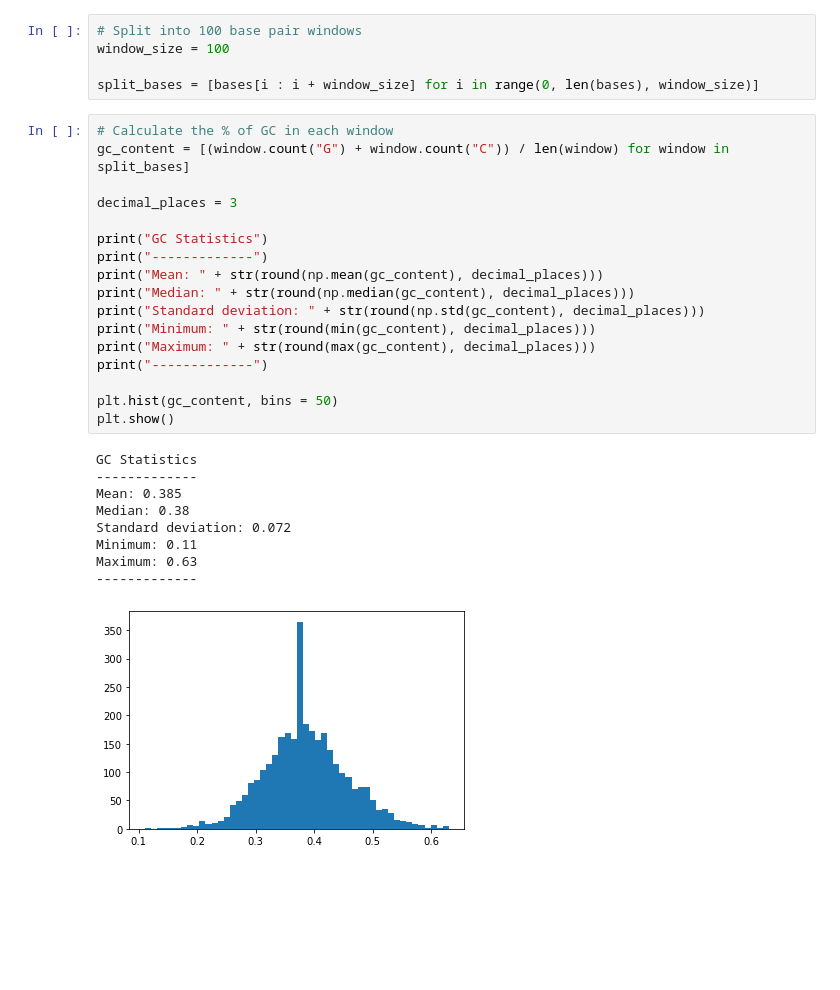
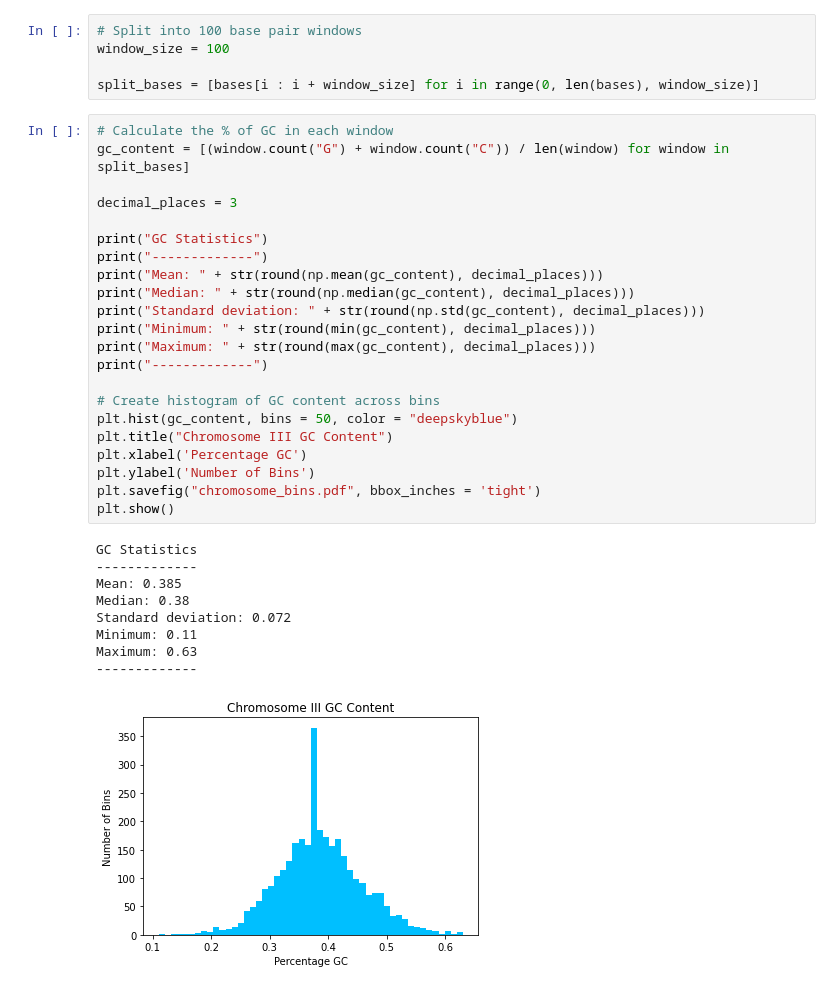
Before and after one commit to TomMakesThings/Genome-Sequence-Analysis-HMM, a Jupyter notebook: GSA.ipynb, the cells around one changed output. Cells and saved outputs as stored; diff of their text form; blank space fills up the shorter version.

Commit message:
Added graphs

```diff
--- a/GSA.ipynb
+++ b/GSA.ipynb
@@ -51,28 +51,33 @@ split_bases = [bases[i : i + window_size] for i in range(0, len(bases), window_s
 # %%
 # Calculate the % of GC in each window
 gc_content = [(window.count("G") + window.count("C")) / len(window) for window in split_bases]
 
 decimal_places = 3
 
 print("GC Statistics")
 print("-------------")
 print("Mean: " + str(round(np.mean(gc_content), decimal_places)))
 print("Median: " + str(round(np.median(gc_content), decimal_places)))
 print("Standard deviation: " + str(round(np.std(gc_content), decimal_places)))
 print("Minimum: " + str(round(min(gc_content), decimal_places)))
 print("Maximum: " + str(round(max(gc_content), decimal_places)))
 print("-------------")
 
-plt.hist(gc_content, bins = 50)
+# Create histogram of GC content across bins
+plt.hist(gc_content, bins = 50, color = "deepskyblue")
+plt.title("Chromosome III GC Content")
+plt.xlabel('Percentage GC')
+plt.ylabel('Number of Bins')
+plt.savefig("chromosome_bins.pdf", bbox_inches = 'tight')
 plt.show()
 # %% [output]
 GC Statistics
 -------------
 Mean: 0.385
 Median: 0.38
 Standard deviation: 0.072
 Minimum: 0.11
 Maximum: 0.63
 -------------
-[figure, old version]
+[figure, new version]
 # %%
```
Also changed, not shown: parts of 16 cells of this notebook, 4 other files.
